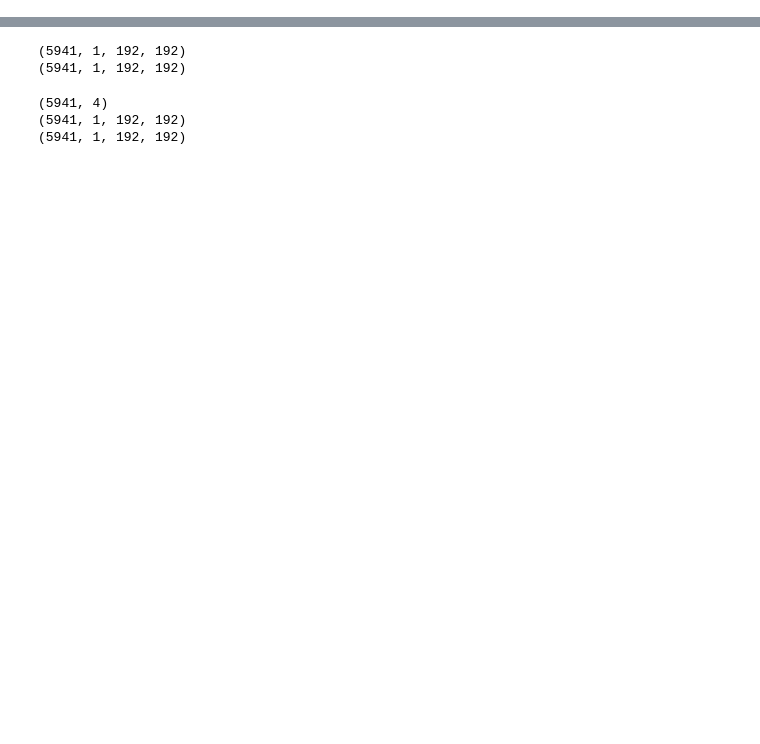
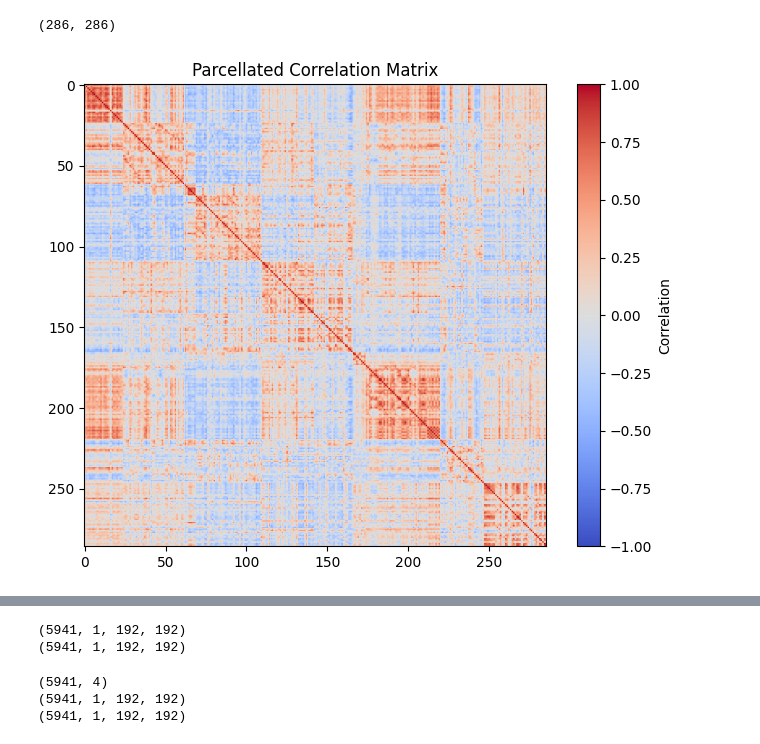
Before and after one commit to Era5eMe/Tu-2025-VAE_FC_embedding, a Jupyter notebook: format_fsLR32k_to_192by192.ipynb, the cells around one changed output, grey strips where cells are left out. Saved outputs shown, nothing was run; the diff lists cells and outputs as text; code cells hidden in the pictures; blank space fills up the shorter version.

Commit message:
parcellation added

```diff
--- a/format_fsLR32k_to_192by192.ipynb
+++ b/format_fsLR32k_to_192by192.ipynb
@@ -233,0 +282,26 @@ def visualize_representations(zs, labels):
+# %%
+ptseries_img = nib.load(ptseries_path)
+ptseries_data = ptseries_img.get_fdata()
+parcellation = sio.loadmat(os.path.join(transmat_path, parcellation_filename))["IM"]
+# print(parcellation)
+parcel_order = parcellation["order"][0, 0].flatten() - 1 # make it Python-style (starts from 0)
+parcel_keys = parcellation["key"][0, 0]
+net_names = parcellation["Nets"][0, 0].flatten()
+print(net_names)
+net_colors = parcellation["cMap"][0, 0]
+none_idx = [i+1 for i, val in enumerate(net_names) if val.item() in ["None", "USp"]]
+# Ensure only one match
+if len(none_idx) != 1:
+    raise ValueError(f"Expected exactly one match for 'None' or 'USp', but found: {len(none_idx)}")
+none_idx = none_idx[0]
+keepnets = parcel_keys[:, 1] != none_idx
+
+# print(parcel_order.shape)
+# print(parcel_keys.shape)
+# print(net_names.shape)
+# print(net_colors.shape)
+# print(ptseries_data.shape)
+# print(parcel_keys)
+# print(tmask.shape)
+# print(none_idx)
+# print(keepnets)
@@ -234 +326,17 @@ def visualize_representations(zs, labels):
+# %%
+ptseries_ordered = ptseries_data[:, parcel_order]
+ptseries_ordered = ptseries_ordered[:, keepnets]
+ptseries_masked = np.transpose(ptseries_ordered[tmask])
+
+corrs_parcel = np.corrcoef(ptseries_masked)
+print(corrs_parcel.shape)
+
+plt.figure(figsize=(8, 6))
+plt.imshow(corrs_parcel, cmap='coolwarm', vmin=-1, vmax=1)
+plt.colorbar(label='Correlation')
+plt.title('Parcellated Correlation Matrix')
+plt.show()
+# %% [output]
+(286, 286)
+[figure, added]
 # %%
```
Also changed, not shown: parts of 7 cells of this notebook, 1 other file.
